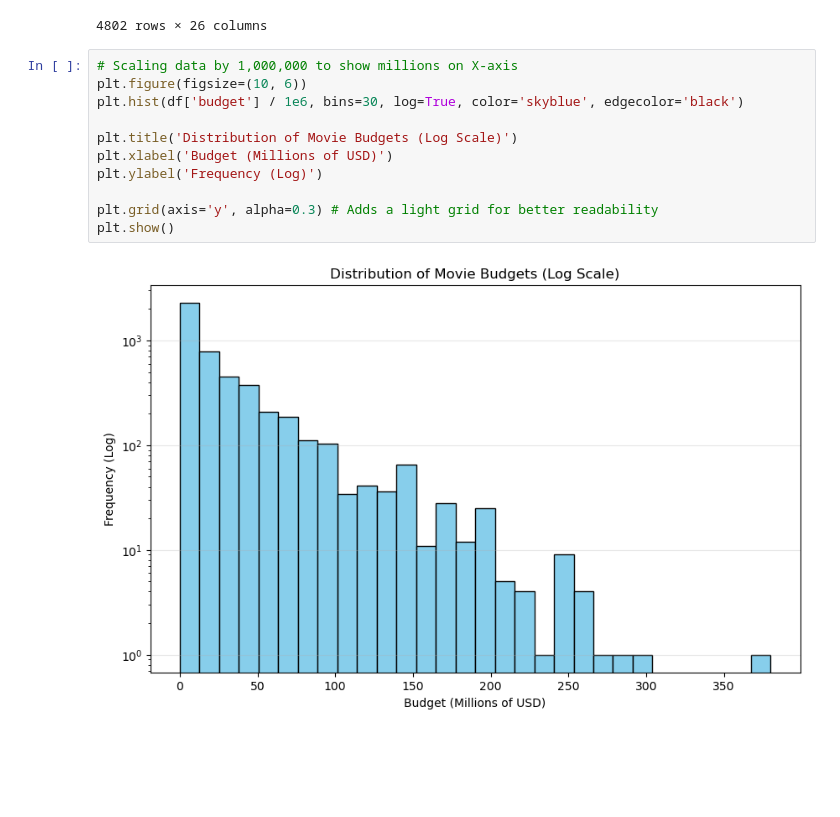
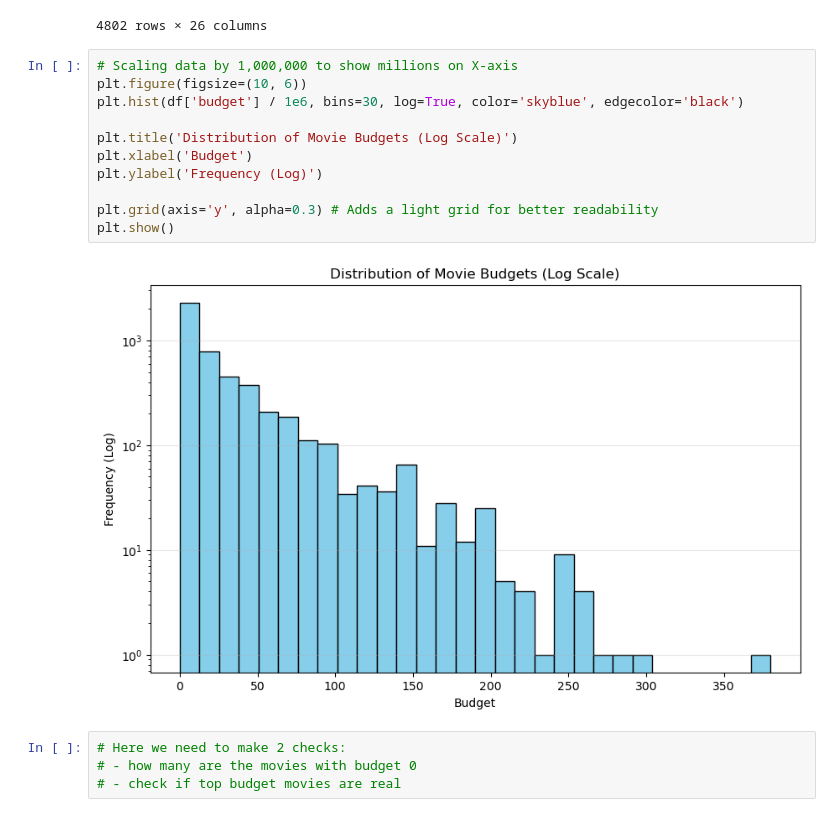
Before and after one commit to jivko25/Funko-pop-analyzer, a Jupyter notebook: movies.ipynb, the cells around one changed output. Drawn from its saved outputs; the diff is of its cells as text; blank space fills up the shorter version.

```diff
--- a/movies.ipynb
+++ b/movies.ipynb
@@ -395,13 +397,17 @@ df
 # %%
 # Scaling data by 1,000,000 to show millions on X-axis
 plt.figure(figsize=(10, 6))
 plt.hist(df['budget'] / 1e6, bins=30, log=True, color='skyblue', edgecolor='black')
 
 plt.title('Distribution of Movie Budgets (Log Scale)')
-plt.xlabel('Budget (Millions of USD)')
+plt.xlabel('Budget')
 plt.ylabel('Frequency (Log)')
 
 plt.grid(axis='y', alpha=0.3) # Adds a light grid for better readability
 plt.show()
 # %% [output]
-[figure, old version]
+[figure, new version]
+# %%
+# Here we need to make 2 checks:
+# - how many are the movies with budget 0
+# - check if top budget movies are real
```
Also changed, not shown: parts of 6 cells of this notebook.
